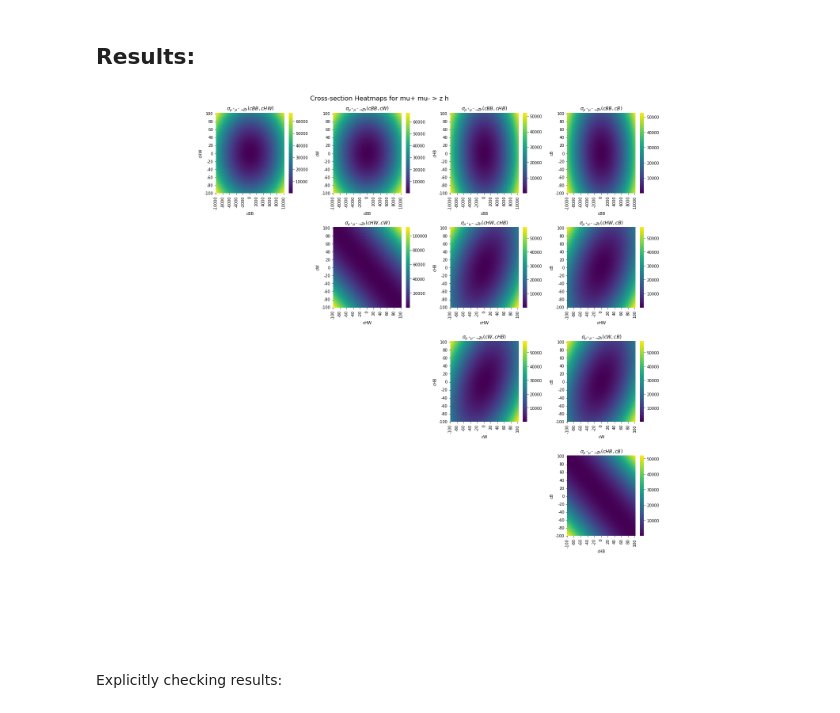
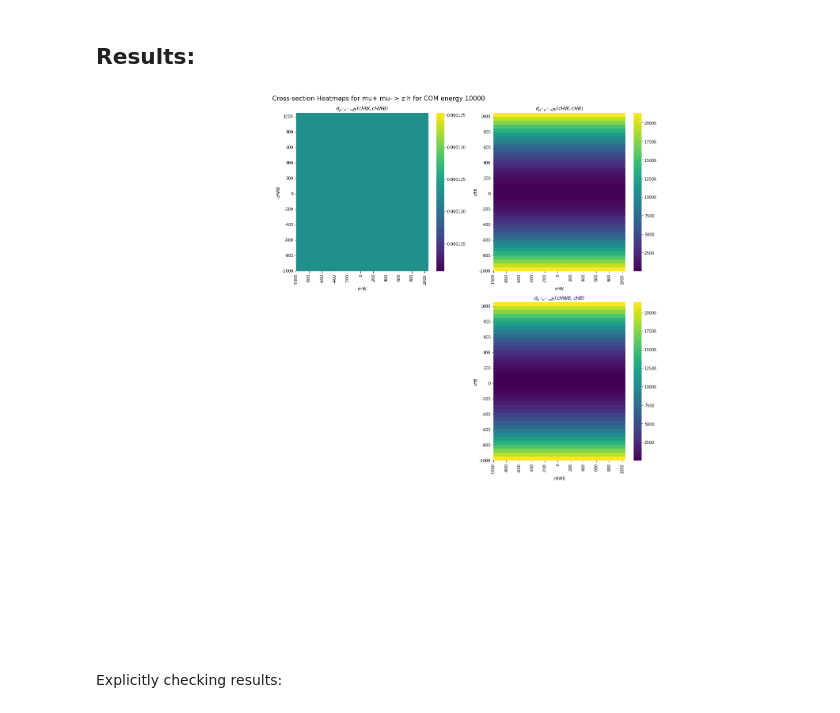
Before and after one commit to armankorajac/higgs-vv, a Jupyter notebook: higgs-vv-cross-sections.ipynb, the cells around one changed output. Drawn from its saved outputs; the diff is of its cells as text; code cells hidden in the pictures.

```diff
--- a/higgs-vv-cross-sections.ipynb
+++ b/higgs-vv-cross-sections.ipynb
@@ -87,7 +87,7 @@ def run_madgraph(process, generate_cmd, params, mg_path, pt_cuts, com_energy):
     with open(script_path, "w") as f:
         f.write(script_content)
 
-    os.system(f"cd {mg_path} && ./mg5_aMC {script_path}") # Command to run MadGraph
+    os.system(f"cd {mg_path} && python3 mg5_aMC {script_path}") # Command to run MadGraph
 
     # Extract cross-section (this will depend on MG5 output format)
     cross_section = extract_cross_section(mg_path, output_dir)
@@ -115,11 +119,12 @@ default_pt_cuts = {23: 0, 25: 0, 22: 0, 24: 0}  # PDG IDs for Z, H, A, W+
 # %% [markdown]
 # Running MG5 (can be skipped if we have the results already)
 # %%
-com_energies = [10000, 14000, 30000] # in GeV
+#com_energies = [10000, 14000, 30000] # in GeV
+com_energies = [10000] # in GeV
 # %%
 # Center-of-mass energy in TeV
 for com_energy in com_energies:
-    print(f"Running for COM energy: {com_energy} GeV\n")
+    #print(f"Running for COM energy: {com_energy/1000} TeV\n")
 
     # Compute cross-sections
     for process in processes:
@@ -131,14 +136,14 @@ for com_energy in com_energies:
 
         # Interference terms. See https://answers.launchpad.net/mg5amcnlo/+question/254944 and https://answers.launchpad.net/mg5amcnlo/+question/255413 for information, but this doesn't seem correct, since NP^2 > 2 doesn't give me anything, and clearly it should.
         for param in params_list:
-            generate_cmd = f" {process}  NP^2 == 1  {param}^2 == 1"
+            generate_cmd = f" {process}  NP^2 == 1  NP{param}^2 == 1"
             xs_int = run_madgraph(process, generate_cmd, {p: 0.999999 if p == param else 0 for p in params_list}, mg_path, default_pt_cuts, com_energy)
             data.append([process, param, "Interference", xs_int, com_energy])
             os.system("rm -r " + os.path.join(mg_path, process_to_dirname(process))) # Delete the folder after every run so we are sure we are not reading from the previous run
 
         # Pure NP^2 terms
         for param in params_list:
-            generate_cmd = f" {process}  NP^2 == 2  {param}^2 == 2"
+            generate_cmd = f" {process}  NP^2 == 2  NP{param}^2 == 2"
             xs_np2 = run_madgraph(process, generate_cmd, {p: 0.999999 if p == param else 0 for p in params_list}, mg_path, default_pt_cuts, com_energy)
             data.append([process, param, "NP^2", xs_np2, com_energy])
             os.system("rm -r " + os.path.join(mg_path, process_to_dirname(process))) # Delete the folder after every run so we are sure we are not reading from the previous run
@@ -147,7 +152,7 @@ for com_energy in com_energies:
         for i in range(len(params_list)):
             for j in range(i+1, len(params_list)):
                 p1, p2 = params_list[i], params_list[j]
-                generate_cmd = f" {process}  NP^2 == 2  {p1}^2 == 1  {p2}^2 == 1"
+                generate_cmd = f" {process}  NP^2 == 2  {{NP{p1}^2 == 1}}  {{NP{p2}^2 == 1}}"
                 xs_mixed = run_madgraph(process, generate_cmd, {p: 0.999999 if p in [p1, p2] else 0 for p in params_list}, mg_path, default_pt_cuts, com_energy)
                 data.append([process, f"{p1} + {p2}", "Mixed NP^2", xs_mixed, com_energy])
                 os.system("rm -r " + os.path.join(mg_path, process_to_dirname(process))) # Delete the folder after every run so we are sure we are not reading from the previous run
@@ -342,8 +362,8 @@ def plot_heatmaps_grid(process_name, com_energy):
             p1, p2 = params_list[i], params_list[j]
 
             # Assign ranges based on whether p1 or p2 is cHW
-            x_range = np.linspace(-10000, 10000, 75) if p1 == "cHW" else np.linspace(-100, 100, 75)
-            y_range = np.linspace(-10000, 10000, 75) if p2 == "cHW" else np.linspace(-100, 100, 75)
+            x_range = np.linspace(-1000, 1000, 40) #if p1 == "cHW" else np.linspace(-100, 100, 75)
+            y_range = np.linspace(-1000, 1000, 40) #if p2 == "cHW" else np.linspace(-100, 100, 75)
 
             x_ticks = np.linspace(x_range[0], x_range[-1], 11)
             y_ticks = np.linspace(y_range[0], y_range[-1], 11)
@@ -352,35 +372,35 @@ def plot_heatmaps_grid(process_name, com_energy):
             ytick_pos = np.linspace(0, len(y_range) - 1, 11)
 
 
 
             grid = np.zeros((len(x_range), len(y_range)))
 
 
             for x_idx, x in enumerate(x_range):
                 for y_idx, y in enumerate(y_range):
                     coeffs = {p: 0 for p in params_list}
                     coeffs[p1] = x
                     coeffs[p2] = y
                     grid[y_idx, x_idx] = sigmaMupMumZh(coeffs, com_energy)
 
 
             sns.heatmap(grid, ax=axes[i, j], xticklabels=x_ticks, yticklabels=y_ticks, cmap="viridis", cbar=True)
             axes[i, j].set_xticks(xtick_pos)
             axes[i, j].set_xticklabels([f"{label:.0f}" for label in x_ticks])
             axes[i, j].set_yticks(ytick_pos)
             axes[i, j].set_yticklabels([f"{label:.0f}" for label in y_ticks])
             axes[i, j].invert_yaxis()  # Fix y-axis direction
             axes[i, j].set_xlabel(p1)
             axes[i, j].set_ylabel(p2)
             axes[i, j].set_title(f"$\\sigma_{{\\mu^+ \\mu^- \\to Z h}}({p1}, {p2})$", fontsize=12)
 
     plt.suptitle(f"Cross-section Heatmaps for {process_name} for COM energy {com_energy} \n", fontsize=16)
     plt.tight_layout()
     plt.show()
 
-plot_heatmaps_grid("mu+ mu- > z h")
+plot_heatmaps_grid("mu+ mu- > z h", 10_000)
 # %% [output]
-[figure, old version]
+[figure, new version]
 # %% [markdown]
 Explicitly checking results:
 # %%
```
Also changed, not shown: parts of 7 cells of this notebook.
